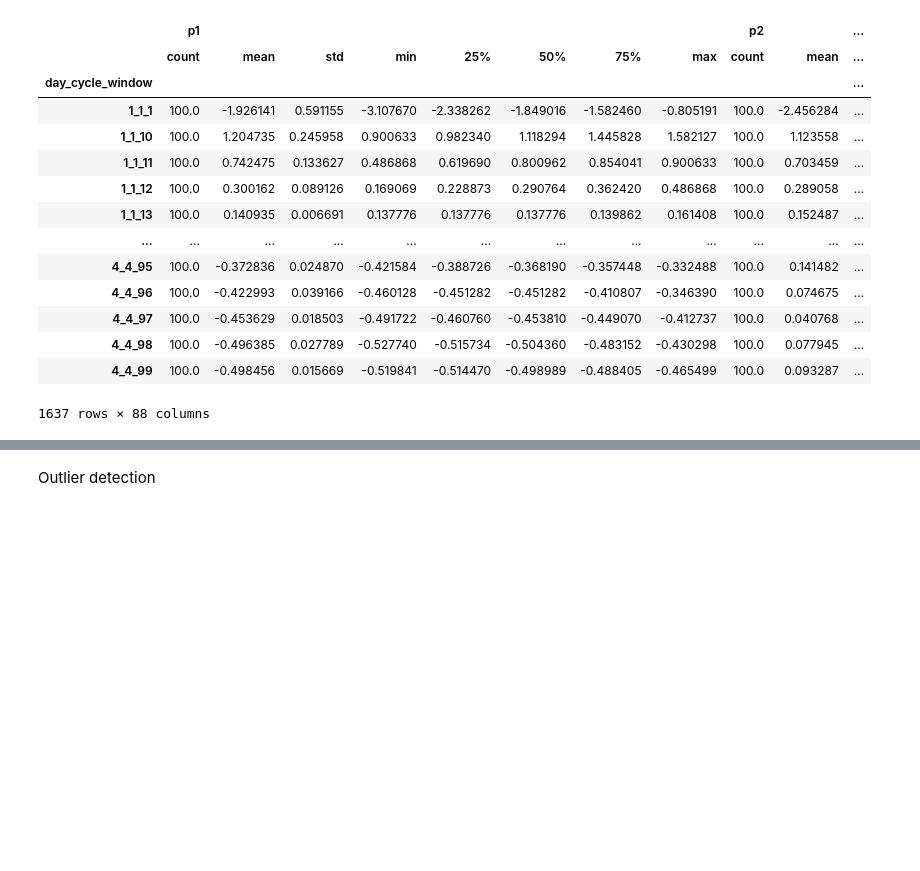
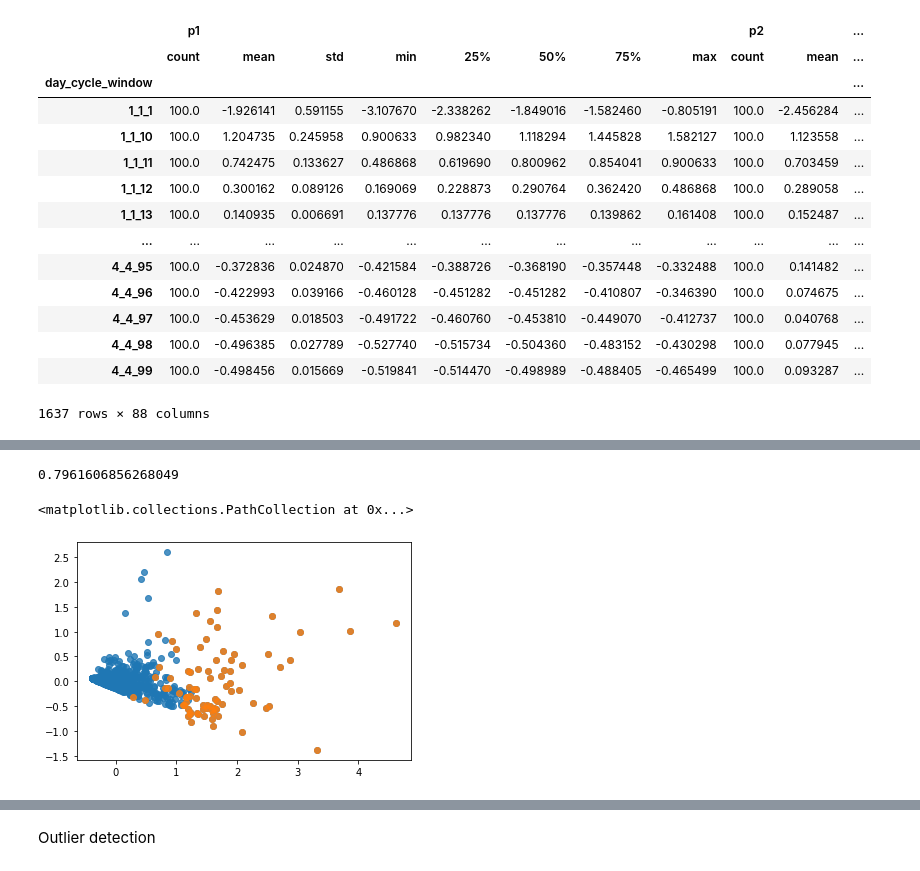
Before and after one commit to Ziqing-WU/AML-Outlier-BE, a Jupyter notebook: BE-zq.ipynb, the cells around one changed output, grey strips where cells are left out. Drawn from its saved outputs; the diff is of its cells as text; code cells hidden in the pictures; blank space fills up the shorter version.

```diff
--- a/BE-zq.ipynb
+++ b/BE-zq.ipynb
@@ -64,5 +90,21 @@ mean_per_window.boxplot()
 # %%
 n_len = len(mean_per_window.index)
 p = 0.7
-mean_per_window_train = mean_per_window[:int(n_len*p)]
-mean_per_window_test = mean_per_window[int(n_len*p):]
+mad_per_window_train = mad_per_window[:int(n_len*p)]
+mad_per_window_test = mad_per_window[int(n_len*p):]
+# %%
+from sklearn.decomposition import PCA
+import matplotlib.pyplot as plt
+d
+pca = PCA(n_components = 2)
+pca.fit(mad_per_window_train)
+X = pca.transform(mad_per_window)
+print(sum(pca.explained_variance_ratio_))
+V = pca.components_
+plt.figure()
+plt.scatter(X[:,0], X[:,1], alpha=.8)
+plt.scatter(X[index][:,0], X[index][:,1], alpha=.8)
+# %% [output]
+0.7961606856268049
+<matplotlib.collections.PathCollection at 0x...>
+[figure, added]
```
Also changed, not shown: parts of 6 cells of this notebook.
